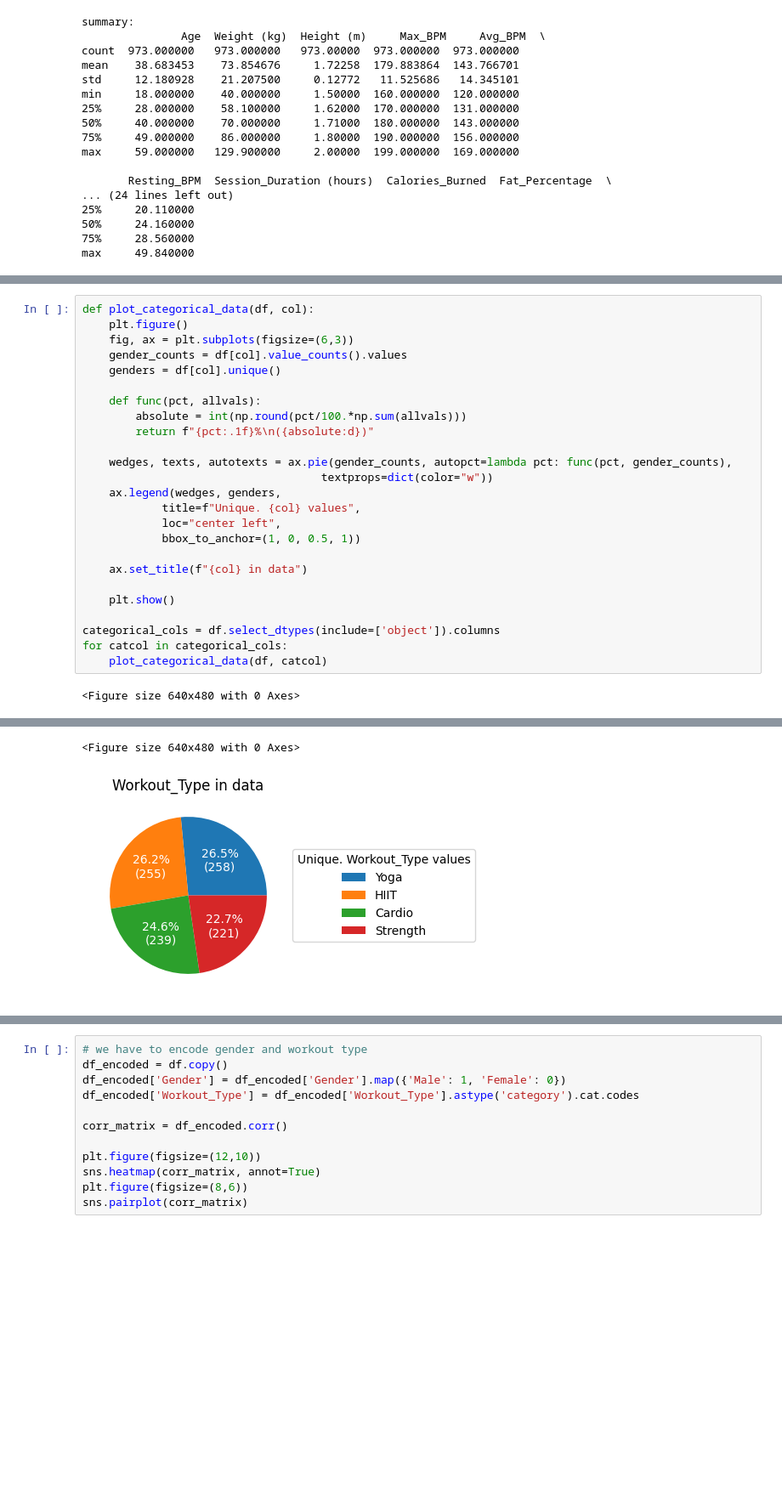
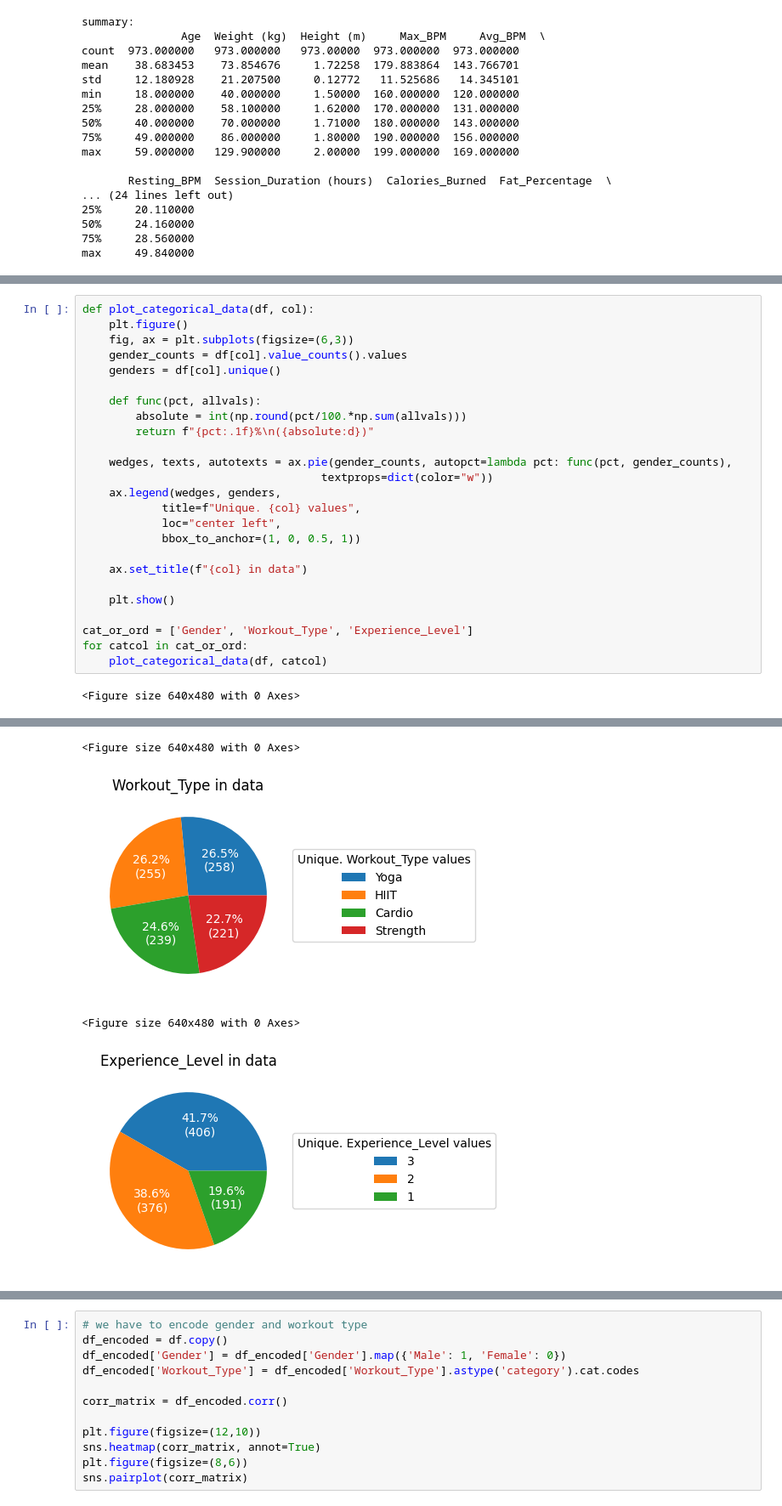
Before and after one commit to tpeter002/machinelearning-tuw, a Jupyter notebook: EX1/gym_members/eda_gym.ipynb, the cells around one changed output, grey strips where cells are left out. Shown at 85% size. Cells and saved outputs as stored; diff of their text form; blank space fills up the shorter version.

```diff
--- a/EX1/gym_members/eda_gym.ipynb
+++ b/EX1/gym_members/eda_gym.ipynb
@@ -73,31 +73,33 @@ We have several types of data available, nominal (e.g. gender), ordinal (experie
 # %%
 def plot_categorical_data(df, col):
     plt.figure()
     fig, ax = plt.subplots(figsize=(6,3))
     gender_counts = df[col].value_counts().values
     genders = df[col].unique()
 
     def func(pct, allvals):
         absolute = int(np.round(pct/100.*np.sum(allvals)))
         return f"{pct:.1f}%\n({absolute:d})"
 
     wedges, texts, autotexts = ax.pie(gender_counts, autopct=lambda pct: func(pct, gender_counts),
                                     textprops=dict(color="w"))
     ax.legend(wedges, genders,
             title=f"Unique. {col} values",
             loc="center left",
             bbox_to_anchor=(1, 0, 0.5, 1))
 
     ax.set_title(f"{col} in data")
 
     plt.show()
 
-categorical_cols = df.select_dtypes(include=['object']).columns
-for catcol in categorical_cols:
+cat_or_ord = ['Gender', 'Workout_Type', 'Experience_Level']
+for catcol in cat_or_ord:
     plot_categorical_data(df, catcol)
 # %% [output]
 <Figure size 640x480 with 0 Axes>
 [figure]
 <Figure size 640x480 with 0 Axes>
 [figure]
+<Figure size 640x480 with 0 Axes>
+[figure, added]
 # %% [markdown]
```
Also changed, not shown: parts of 7 cells of this notebook, 1 other file.
